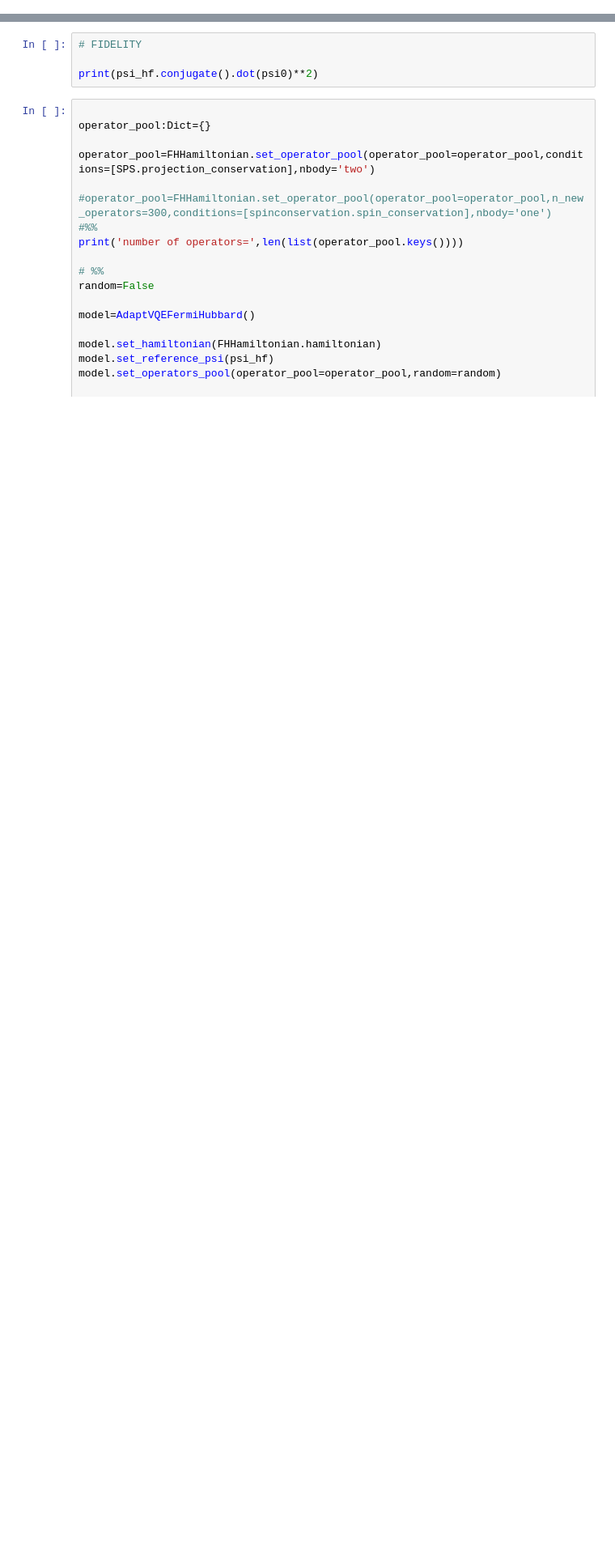
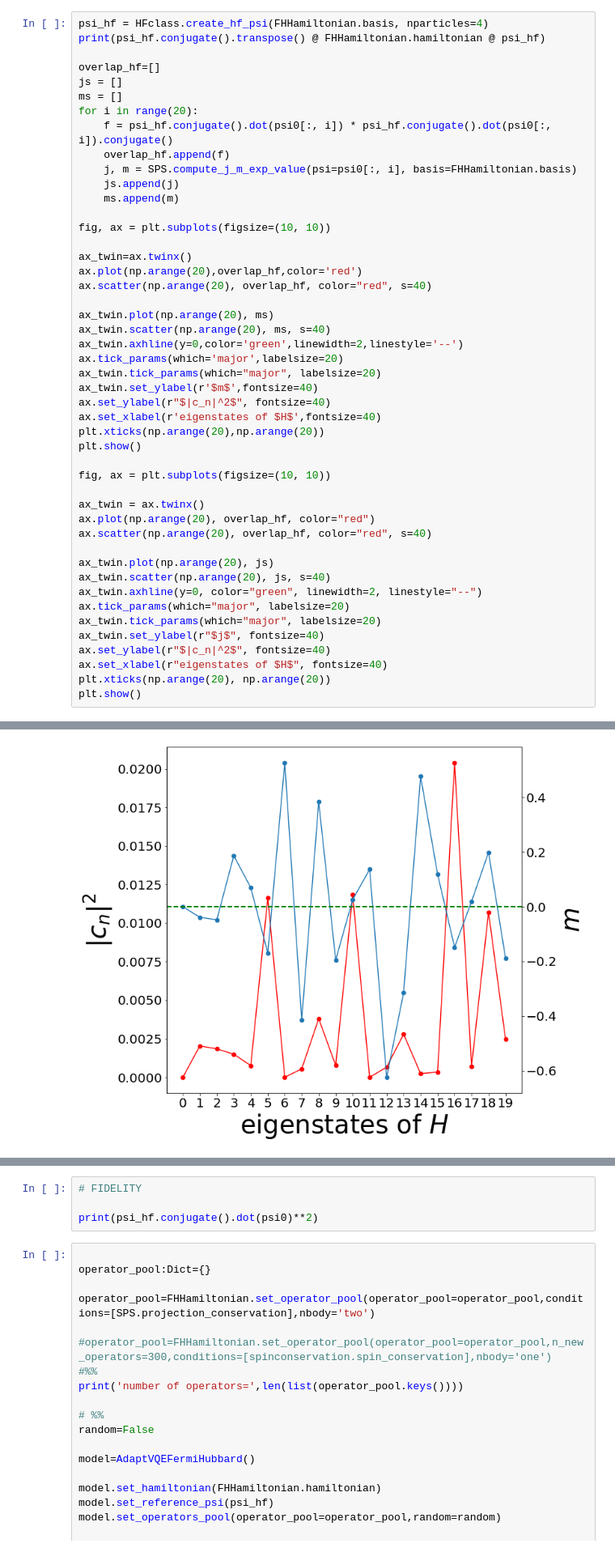
Before and after one commit to emacosta95/QuantumMachineLearningFermions, a Jupyter notebook: NuclearPhysics.ipynb, the cells around one changed output, grey strips where cells are left out. Shown: that part at 81% size. Cells and saved outputs as stored; diff of their text form; blank space fills up the shorter version.

```diff
--- a/NuclearPhysics.ipynb
+++ b/NuclearPhysics.ipynb
@@ -82,0 +104,48 @@ print(psi_hf.conjugate().transpose() @ FHHamiltonian.hamiltonian @ psi_hf)
+# %%
+psi_hf = HFclass.create_hf_psi(FHHamiltonian.basis, nparticles=4)
+print(psi_hf.conjugate().transpose() @ FHHamiltonian.hamiltonian @ psi_hf)
+
+overlap_hf=[]
+js = []
+ms = []
+for i in range(20):
+    f = psi_hf.conjugate().dot(psi0[:, i]) * psi_hf.conjugate().dot(psi0[:, i]).conjugate()
+    overlap_hf.append(f)
+    j, m = SPS.compute_j_m_exp_value(psi=psi0[:, i], basis=FHHamiltonian.basis)
+    js.append(j)
+    ms.append(m)
+
+fig, ax = plt.subplots(figsize=(10, 10))
+
+ax_twin=ax.twinx()
+ax.plot(np.arange(20),overlap_hf,color='red')
+ax.scatter(np.arange(20), overlap_hf, color="red", s=40)
+
+ax_twin.plot(np.arange(20), ms)
+ax_twin.scatter(np.arange(20), ms, s=40)
+ax_twin.axhline(y=0,color='green',linewidth=2,linestyle='--')
+ax.tick_params(which='major',labelsize=20)
+ax_twin.tick_params(which="major", labelsize=20)
+ax_twin.set_ylabel(r'$m$',fontsize=40)
+ax.set_ylabel(r"$|c_n|^2$", fontsize=40)
+ax.set_xlabel(r'eigenstates of $H$',fontsize=40)
+plt.xticks(np.arange(20),np.arange(20))
+plt.show()
+
+fig, ax = plt.subplots(figsize=(10, 10))
+
+ax_twin = ax.twinx()
+ax.plot(np.arange(20), overlap_hf, color="red")
+ax.scatter(np.arange(20), overlap_hf, color="red", s=40)
+
+ax_twin.plot(np.arange(20), js)
+ax_twin.scatter(np.arange(20), js, s=40)
+ax_twin.axhline(y=0, color="green", linewidth=2, linestyle="--")
+ax.tick_params(which="major", labelsize=20)
+ax_twin.tick_params(which="major", labelsize=20)
+ax_twin.set_ylabel(r"$j$", fontsize=40)
+ax.set_ylabel(r"$|c_n|^2$", fontsize=40)
+ax.set_xlabel(r"eigenstates of $H$", fontsize=40)
+plt.xticks(np.arange(20), np.arange(20))
+plt.show()
+# %% [output]
@@ -82,0 +153 @@ print(psi_hf.conjugate().transpose() @ FHHamiltonian.hamiltonian @ psi_hf)
+[figure, added]
```
Also changed, not shown: parts of 14 cells of this notebook, 14 other files.
